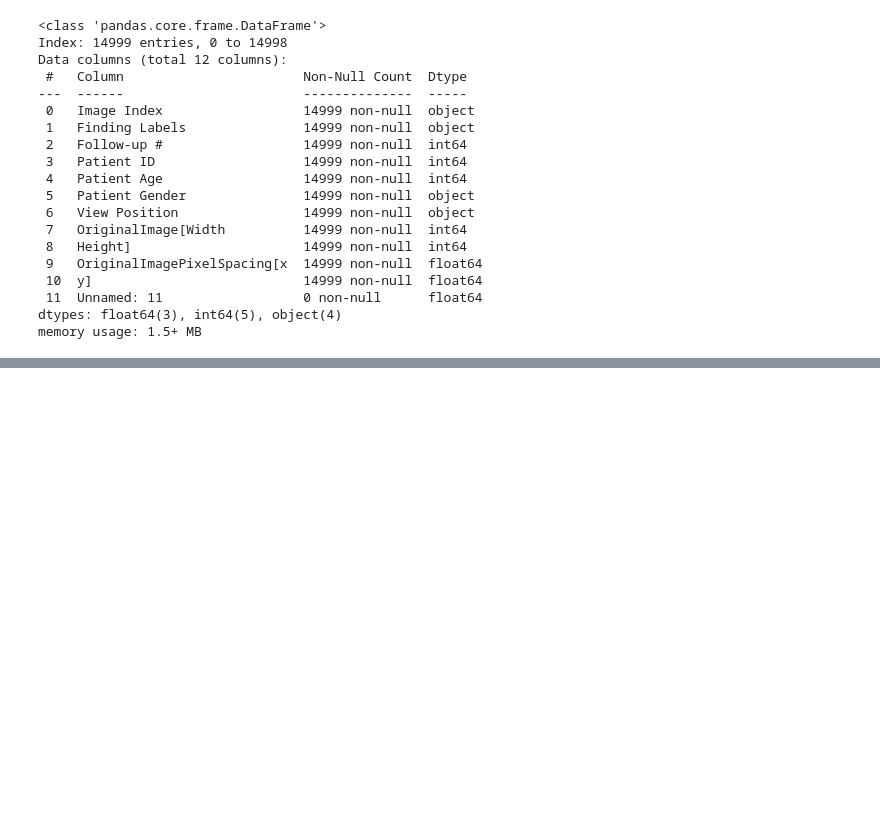
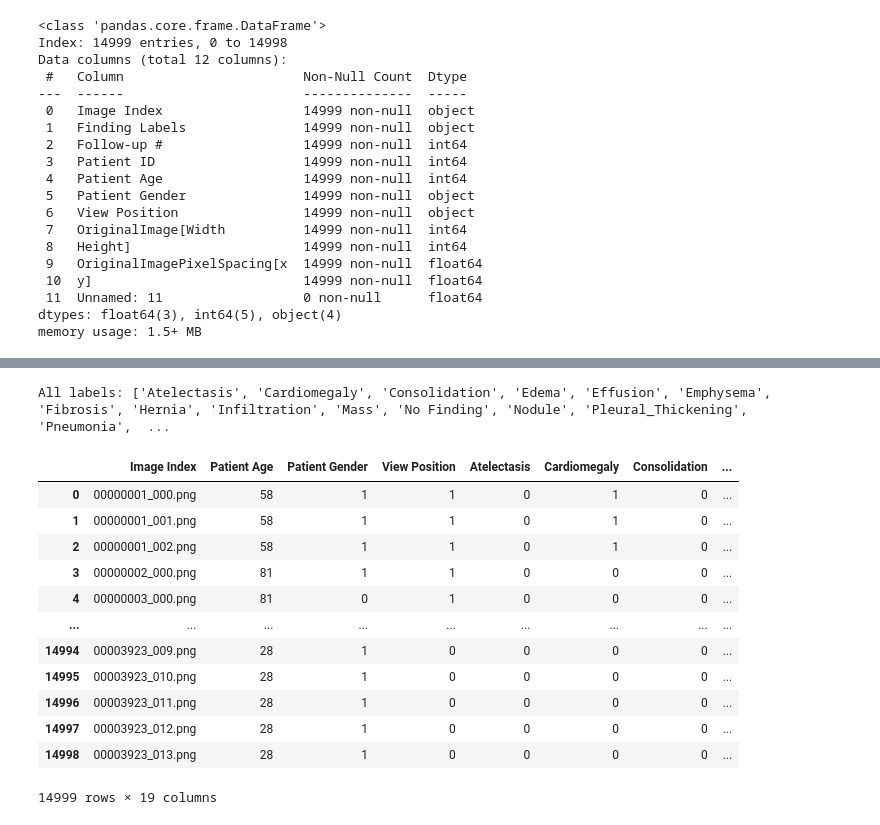
Before and after one commit to ADITYAGUPTAx/Doctor-JI, a Jupyter notebook: NIH_Chest_X_Ray.ipynb, the cells around one changed output, grey strips where cells are left out. Saved outputs shown, nothing was run; the diff lists cells and outputs as text; code cells hidden in the pictures; blank space fills up the shorter version.

```diff
--- a/NIH_Chest_X_Ray.ipynb
+++ b/NIH_Chest_X_Ray.ipynb
@@ -86,3 +72,5 @@ Data columns (total 12 columns):
  11  Unnamed: 11                  0 non-null      float64
 dtypes: float64(3), int64(5), object(4)
 memory usage: 1.5+ MB
+# %%
+clean_df=subset_df.drop(["Follow-up #","OriginalImage[Width","Height]","OriginalImagePixelSpacing[x","y]","Unnamed: 11","Patient ID"],axis="columns")
@@ -88,0 +93,2 @@ memory usage: 1.5+ MB
+# %%
+clean_df.replace({"M":1, "F":0, "PA":1, "AP":0}, inplace=True)
@@ -88,0 +111,25 @@ memory usage: 1.5+ MB
+# %%
+all_labels = sorted(set(l for sublist in clean_df['Finding Labels'].str.split('|') for l in sublist))
+print("All labels:", all_labels)
+for label in all_labels:
+    clean_df[label] = clean_df['Finding Labels'].apply(lambda x: 1 if label in x.split('|') else 0)
+clean_df = clean_df.drop(columns=['Finding Labels'])
+# %% [output]
+All labels: ['Atelectasis', 'Cardiomegaly', 'Consolidation', 'Edema', 'Effusion', 'Emphysema', 'Fibrosis', 'Hernia', 'Infiltration', 'Mass', 'No Finding', 'Nodule', 'Pleural_Thickening', 'Pneumonia',  ...
+# %%
+
+clean_df
+# %% [output]
+|  | Image Index | Patient Age | Patient Gender | View Position | Atelectasis | Cardiomegaly | Consolidation | ... |
+| 0 | 00000001_000.png | 58 | 1 | 1 | 0 | 1 | 0 | ... |
+| 1 | 00000001_001.png | 58 | 1 | 1 | 0 | 1 | 0 | ... |
+| 2 | 00000001_002.png | 58 | 1 | 1 | 0 | 1 | 0 | ... |
+| 3 | 00000002_000.png | 81 | 1 | 1 | 0 | 0 | 0 | ... |
+| 4 | 00000003_000.png | 81 | 0 | 1 | 0 | 0 | 0 | ... |
+| ... | ... | ... | ... | ... | ... | ... | ... | ... |
+| 14994 | 00003923_009.png | 28 | 1 | 0 | 0 | 0 | 0 | ... |
+| 14995 | 00003923_010.png | 28 | 1 | 0 | 0 | 0 | 0 | ... |
+| 14996 | 00003923_011.png | 28 | 1 | 0 | 0 | 0 | 0 | ... |
+| 14997 | 00003923_012.png | 28 | 1 | 0 | 0 | 0 | 0 | ... |
+| 14998 | 00003923_013.png | 28 | 1 | 0 | 0 | 0 | 0 | ... |
+14999 rows × 19 columns
```
Also changed, not shown: parts of 20 cells of this notebook.
